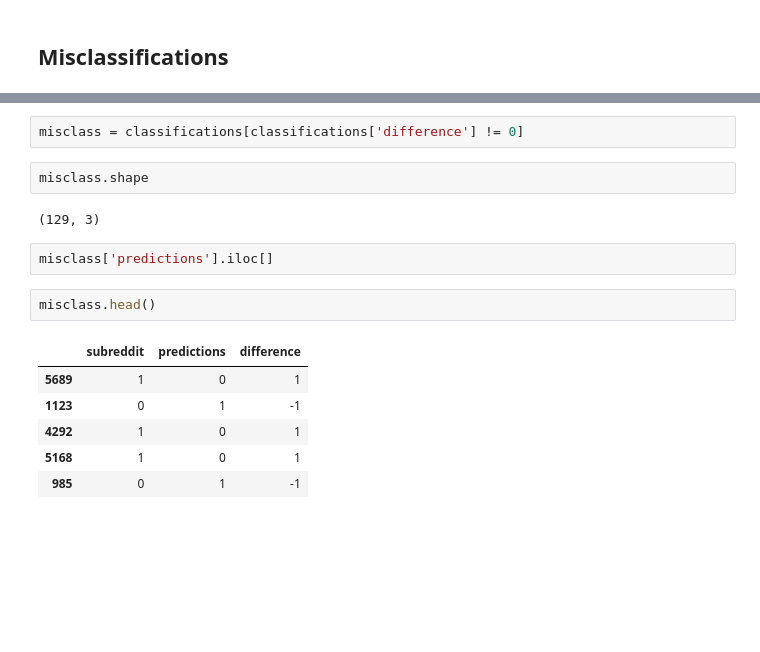
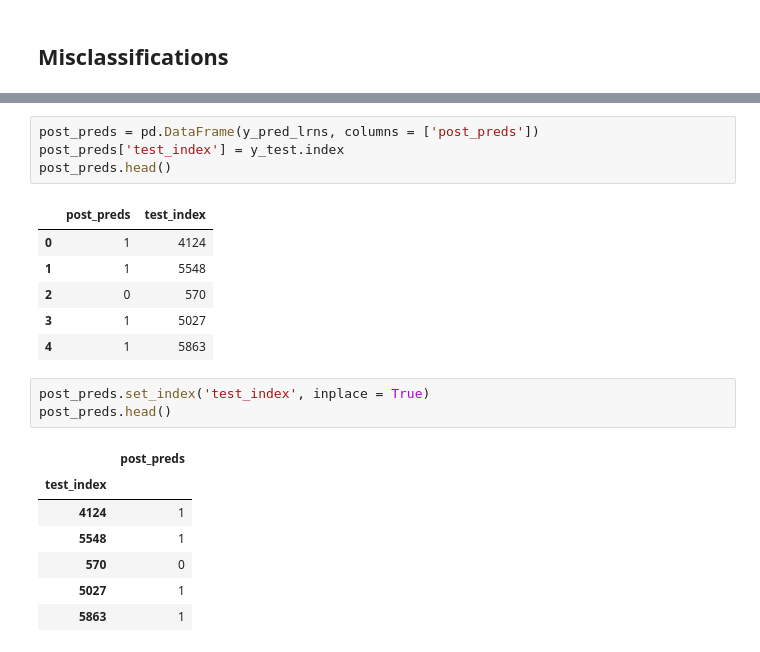
Before and after one commit to myacarrizosa/reddit_nlp_classification, a Jupyter notebook: code/02_Classification Models.ipynb, the cells around one changed output, grey strips where cells are left out. Cells and saved outputs as stored; diff of their text form; blank space fills up the shorter version.

```diff
--- a/code/02_Classification Models.ipynb
+++ b/code/02_Classification Models.ipynb
@@ -983,17 +954,22 @@ classifications.head()
-# %%
-misclass = classifications[classifications['difference'] != 0]
-# %%
-misclass.shape
-# %% [output]
-(129, 3)
-# %%
-misclass['predictions'].iloc[]
-# %%
-misclass.head()
-# %% [output]
-|  | subreddit | predictions | difference |
-| 5689 | 1 | 0 | 1 |
-| 1123 | 0 | 1 | -1 |
-| 4292 | 1 | 0 | 1 |
-| 5168 | 1 | 0 | 1 |
-| 985 | 0 | 1 | -1 |
+# %%
+post_preds = pd.DataFrame(y_pred_lrns, columns = ['post_preds'])
+post_preds['test_index'] = y_test.index
+post_preds.head()
+# %% [output]
+|  | post_preds | test_index |
+| 0 | 1 | 4124 |
+| 1 | 1 | 5548 |
+| 2 | 0 | 570 |
+| 3 | 1 | 5027 |
+| 4 | 1 | 5863 |
+# %%
+post_preds.set_index('test_index', inplace = True)
+post_preds.head()
+# %% [output]
+|  | post_preds |
+| test_index |  |
+| 4124 | 1 |
+| 5548 | 1 |
+| 570 | 0 |
+| 5027 | 1 |
+| 5863 | 1 |
```
Also changed, not shown: parts of 29 cells of this notebook, 1 other file.
